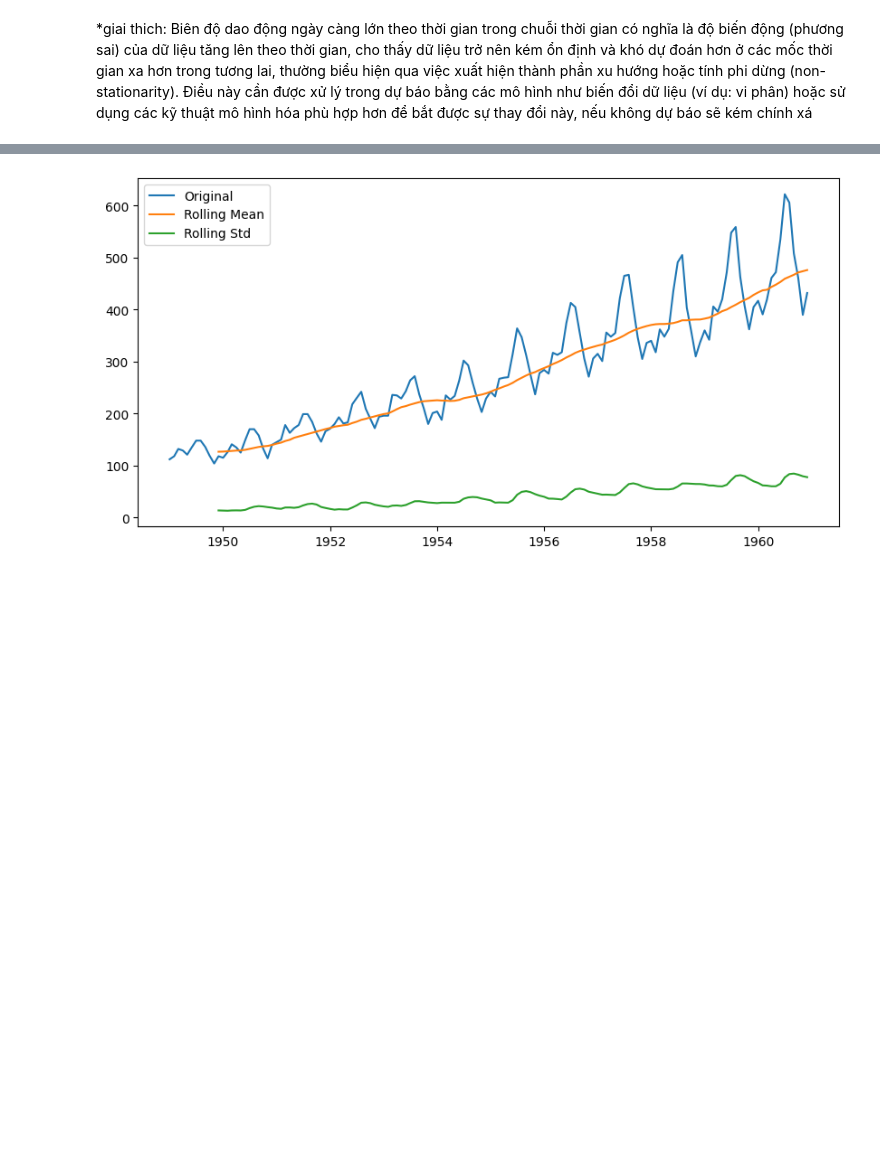
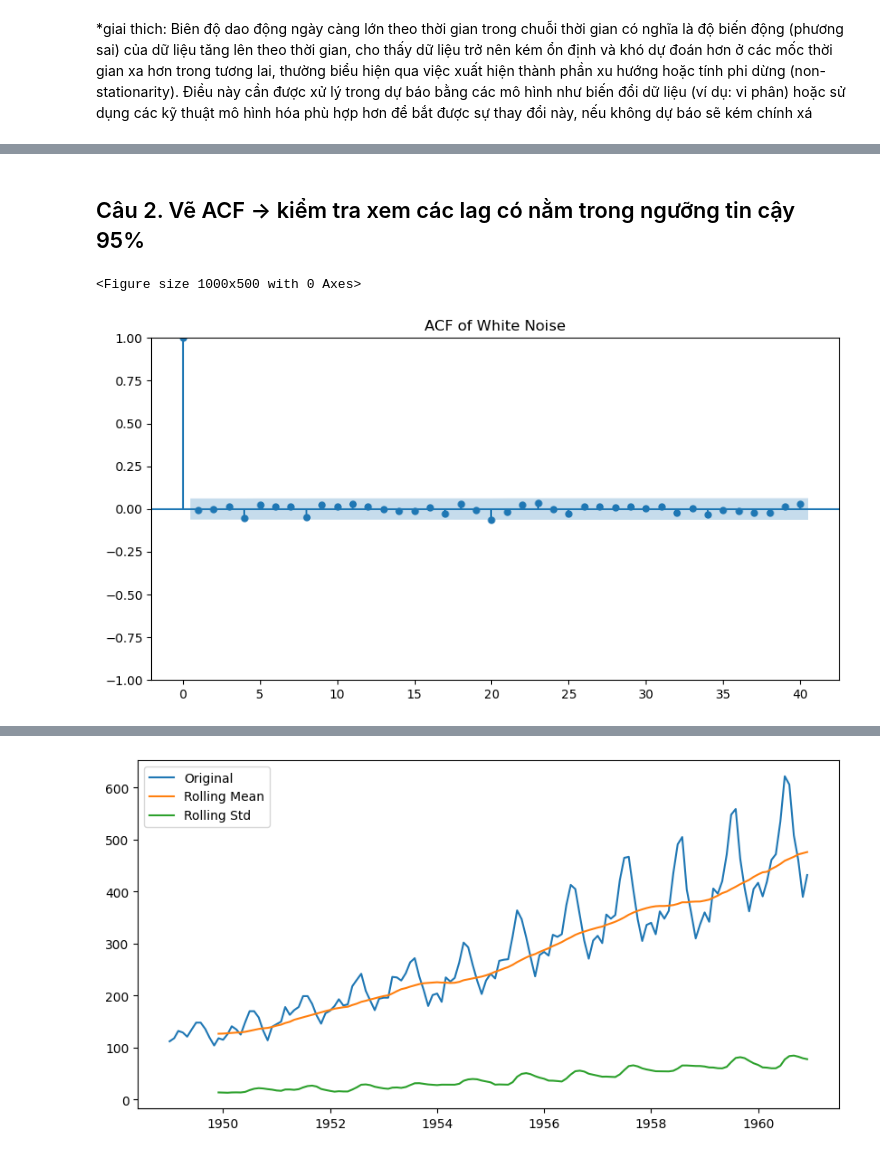
Before and after one commit to ThienNam13/Time-Series-Data-Analysis-and-Forecasting, a Jupyter notebook: Chapter2.ipynb, the cells around one changed output, grey strips where cells are left out. Saved outputs shown, nothing was run; the diff lists cells and outputs as text; code cells hidden in the pictures; blank space fills up the shorter version.

```diff
--- a/Chapter2.ipynb
+++ b/Chapter2.ipynb
@@ -194,0 +196,10 @@ Chuỗi white noise có ACF gần bằng 0 ở hầu hết các độ trễ, cho
+# %% [markdown]
+## Câu 2. Vẽ ACF → kiểm tra xem các lag có nằm trong ngưỡng tin cậy 95%
+# %%
+plt.figure(figsize=(10, 5))
+plot_acf(white_noise, lags=40)
+plt.title("ACF of White Noise")
+plt.show()
+# %% [output]
+<Figure size 1000x500 with 0 Axes>
+[figure, added]
```
Also changed, not shown: parts of 54 cells of this notebook.
